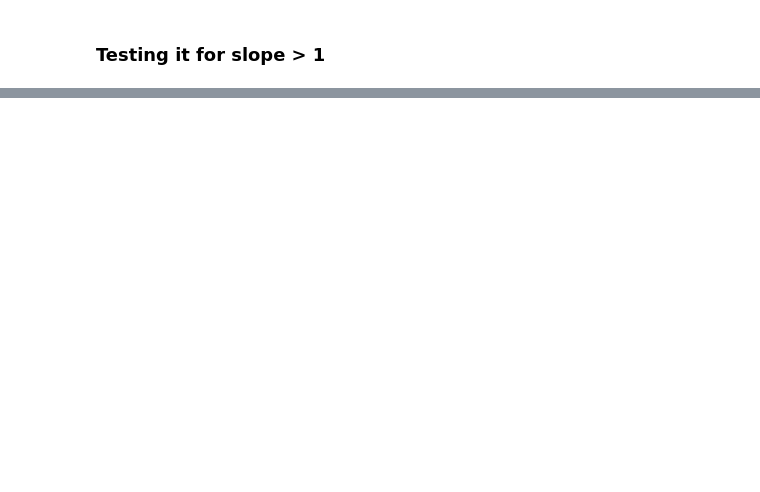
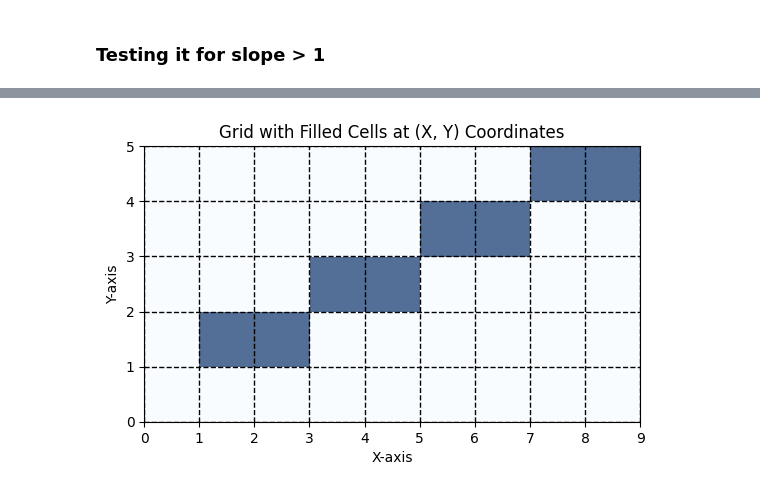
Before and after one commit to codermehraj/Computer-Graphics-and-Image-Processing-Lab, a Jupyter notebook: Bresenham's Line Drawing Algorithm/bresenham.ipynb, the cells around one changed output, grey strips where cells are left out. Drawn from its saved outputs; the diff is of its cells as text; code cells hidden in the pictures; blank space fills up the shorter version.

```diff
--- a/Bresenham's Line Drawing Algorithm/bresenham.ipynb
+++ b/Bresenham's Line Drawing Algorithm/bresenham.ipynb
@@ -193,0 +198,5 @@ bresenhams_line_updated(1, 1, 40, 80)
+# %%
+# Case 1
+bresenhams_line(1, 1, 8, 4)
+# %% [output]
+[figure, added]
```
Also changed, not shown: parts of 10 cells of this notebook.
